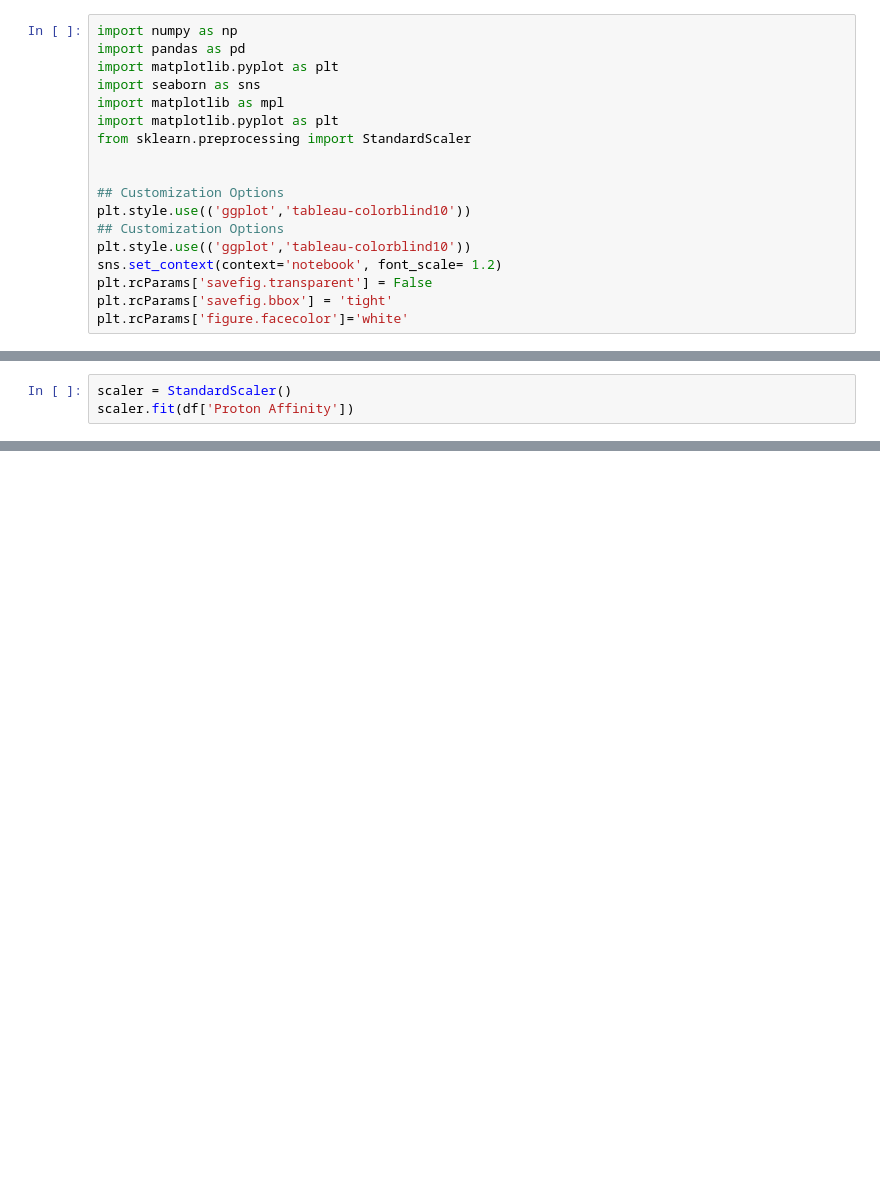
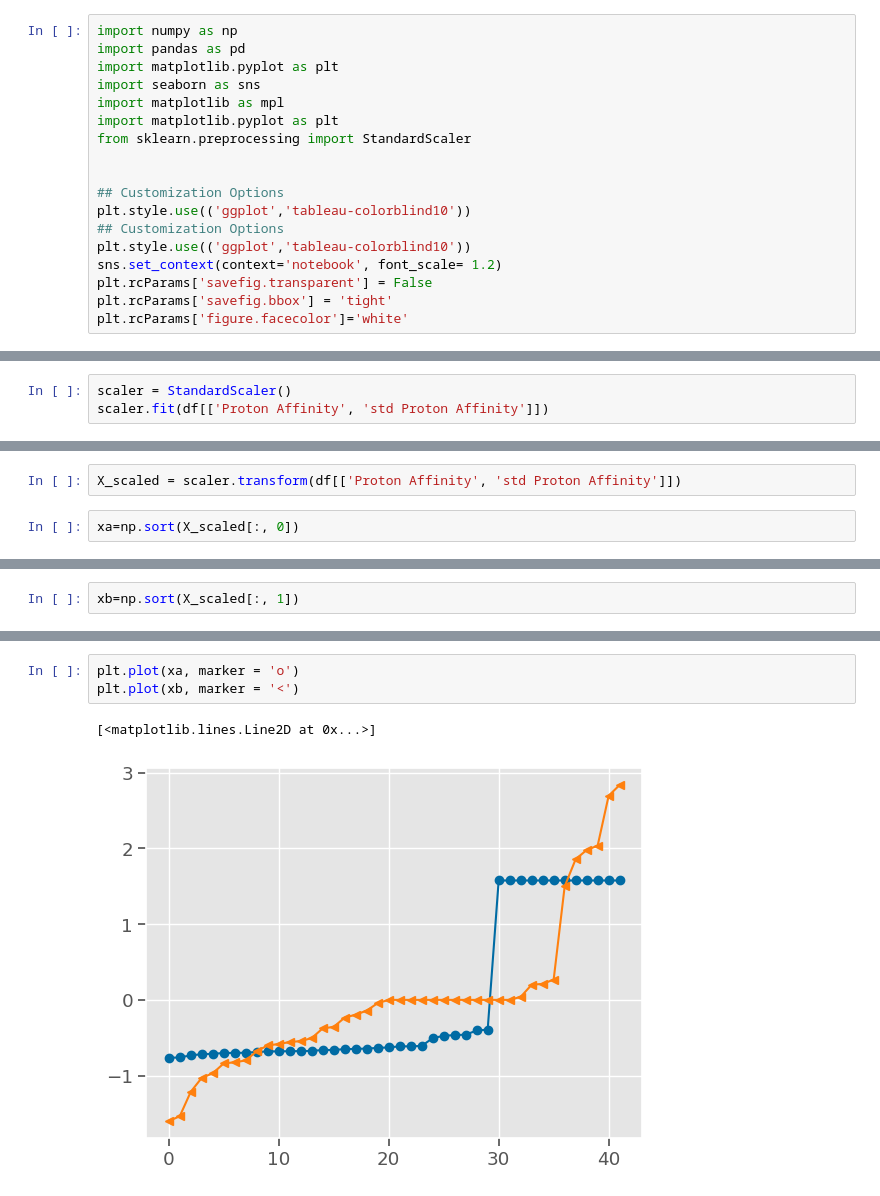
Before and after one commit to sheha919/Cobaltocenium_project, a Jupyter notebook: proton_affinity_norm.ipynb, the cells around one changed output, grey strips where cells are left out. Cells and saved outputs as stored; diff of their text form; blank space fills up the shorter version.

```diff
--- a/proton_affinity_norm.ipynb
+++ b/proton_affinity_norm.ipynb
@@ -143,4 +141,4 @@ dtype: float64
 # %%
 scaler = StandardScaler()
-scaler.fit(df['Proton Affinity'])
+scaler.fit(df[['Proton Affinity', 'std Proton Affinity']])
 # %% [output]
@@ -150,0 +146,4 @@ array=[-0.59109182 -0.58582848 -0.52242055 -0.56590409 -0.56412822 -0.57956645
+# %%
+X_scaled = scaler.transform(df[['Proton Affinity', 'std Proton Affinity']])
+# %%
+xa=np.sort(X_scaled[:, 0])
@@ -150,0 +162,2 @@ array=[-0.59109182 -0.58582848 -0.52242055 -0.56590409 -0.56412822 -0.57956645
+# %%
+xb=np.sort(X_scaled[:, 1])
@@ -150,0 +178,6 @@ array=[-0.59109182 -0.58582848 -0.52242055 -0.56590409 -0.56412822 -0.57956645
+# %%
+plt.plot(xa, marker = 'o')
+plt.plot(xb, marker = '<')
+# %% [output]
+[<matplotlib.lines.Line2D at 0x...>]
+[figure, added]
```
Also changed, not shown: parts of 10 cells of this notebook, 3 other files.
